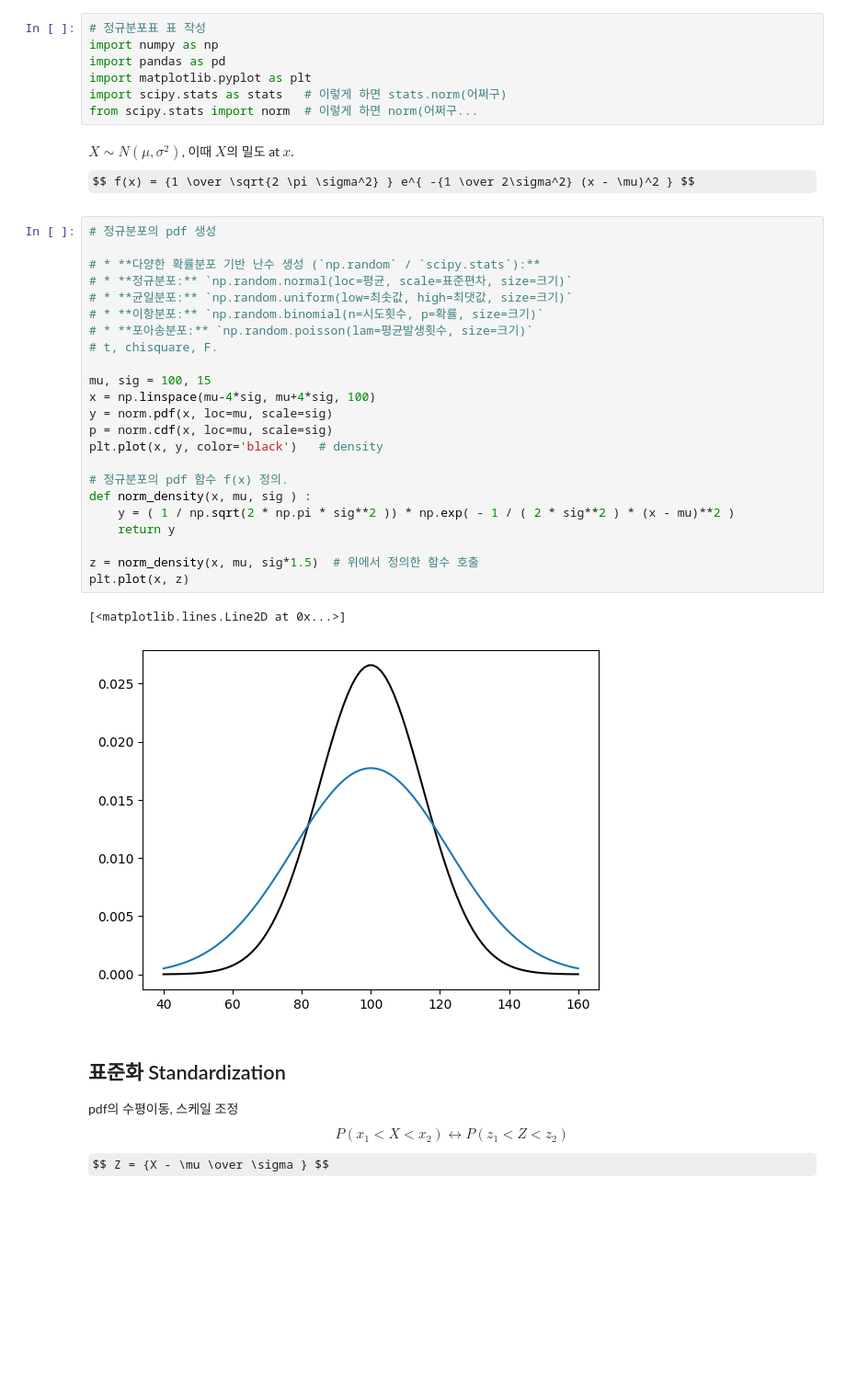
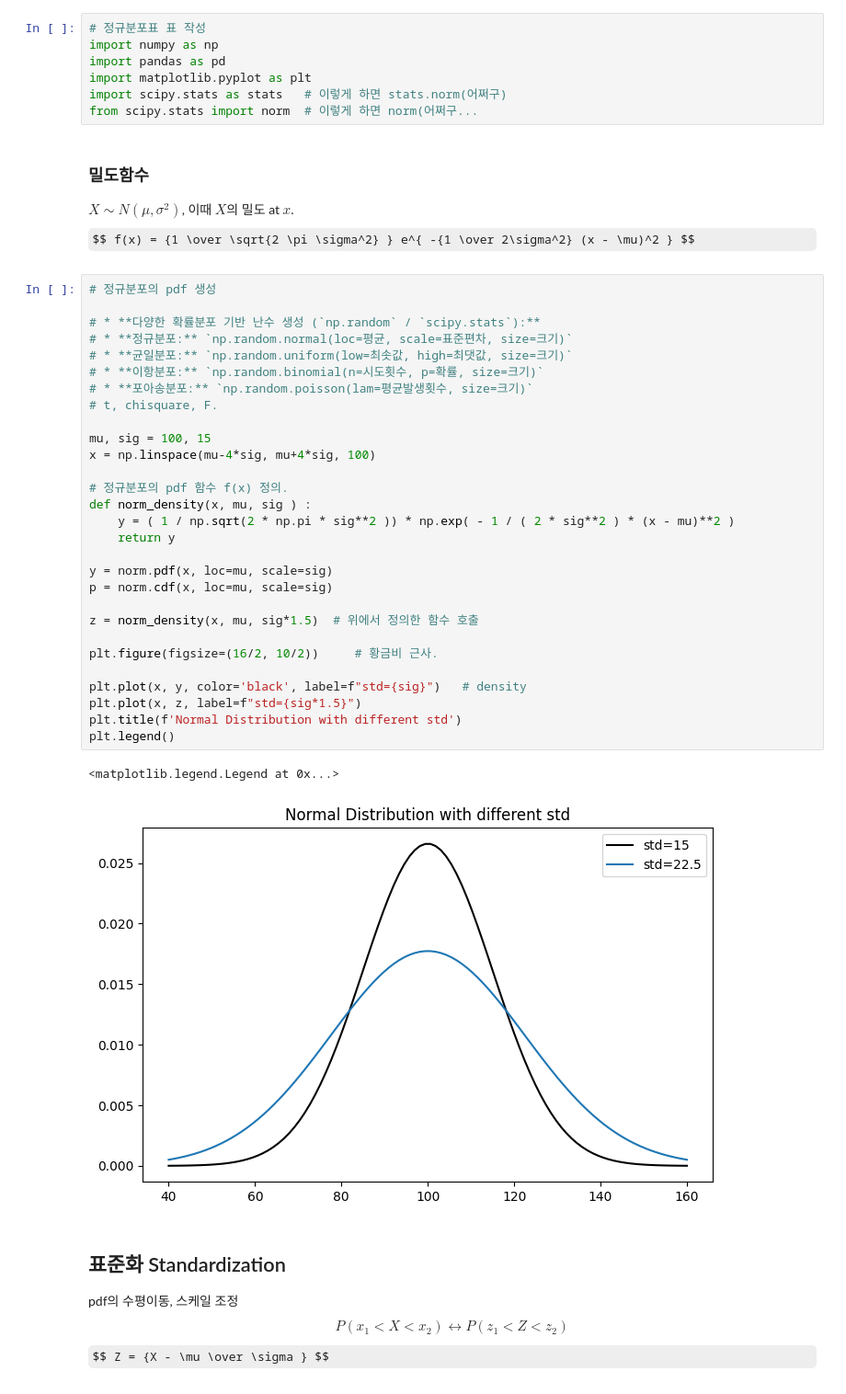
Before and after one commit to bahn28/salad, a Jupyter notebook: a07_3_nor_table.ipynb, the cells around one changed output. Shown at 92% size. Saved outputs shown, nothing was run; the diff lists cells and outputs as text; some formulas as TeX source; blank space fills up the shorter version.

```diff
--- a/a07_3_nor_table.ipynb
+++ b/a07_3_nor_table.ipynb
@@ -11,34 +9,41 @@ import matplotlib.pyplot as plt
 import scipy.stats as stats   # 이렇게 하면 stats.norm(어쩌구)
 from scipy.stats import norm  # 이렇게 하면 norm(어쩌구...
 # %% [markdown]
+### 밀도함수
 $ X \sim N(\mu, \sigma^2 ) $, 이때 $ X $의 밀도 at $ x $.
  $$ f(x) = {1 \over \sqrt{2 \pi \sigma^2} } e^{ -{1 \over 2\sigma^2} (x - \mu)^2 } $$
 # %%
 # 정규분포의 pdf 생성
 
 # * **다양한 확률분포 기반 난수 생성 (`np.random` / `scipy.stats`):**
 # * **정규분포:** `np.random.normal(loc=평균, scale=표준편차, size=크기)`
 # * **균일분포:** `np.random.uniform(low=최솟값, high=최댓값, size=크기)`
 # * **이항분포:** `np.random.binomial(n=시도횟수, p=확률, size=크기)`
 # * **포아송분포:** `np.random.poisson(lam=평균발생횟수, size=크기)`
 # t, chisquare, F.
 
 mu, sig = 100, 15
 x = np.linspace(mu-4*sig, mu+4*sig, 100)
-y = norm.pdf(x, loc=mu, scale=sig)
-p = norm.cdf(x, loc=mu, scale=sig)
-plt.plot(x, y, color='black')   # density
 
 # 정규분포의 pdf 함수 f(x) 정의.
 def norm_density(x, mu, sig ) :
     y = ( 1 / np.sqrt(2 * np.pi * sig**2 )) * np.exp( - 1 / ( 2 * sig**2 ) * (x - mu)**2 )
     return y
 
+y = norm.pdf(x, loc=mu, scale=sig)
+p = norm.cdf(x, loc=mu, scale=sig)
+
 z = norm_density(x, mu, sig*1.5)  # 위에서 정의한 함수 호출
-plt.plot(x, z)
+
+plt.figure(figsize=(16/2, 10/2))     # 황금비 근사.
+
+plt.plot(x, y, color='black', label=f"std={sig}")   # density
+plt.plot(x, z, label=f"std={sig*1.5}")
+plt.title(f'Normal Distribution with different std')
+plt.legend()
 # %% [output]
-[<matplotlib.lines.Line2D at 0x...>]
+<matplotlib.legend.Legend at 0x...>
-[figure, old version]
+[figure, new version]
 # %% [markdown]
 ## 표준화 Standardization
 pdf의 수평이동, 스케일 조정
```
Also changed, not shown: parts of 5 cells of this notebook.
